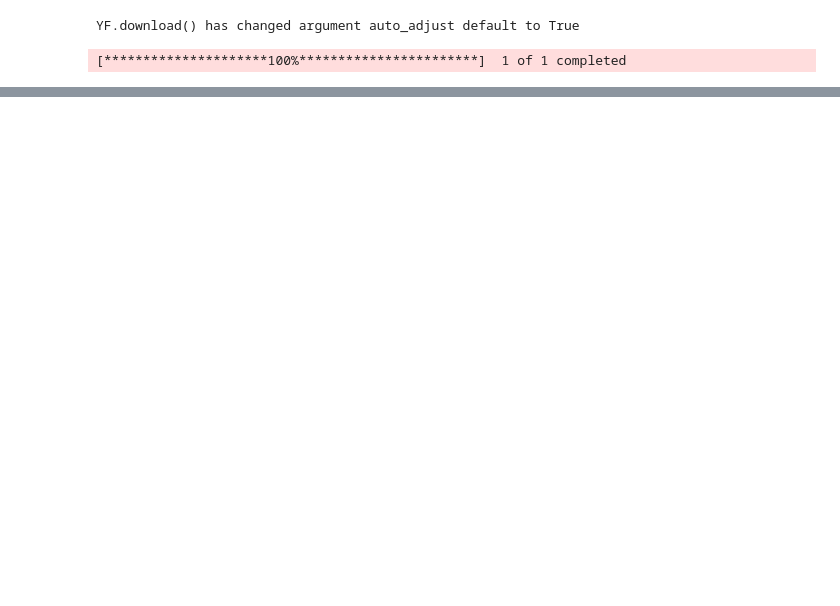
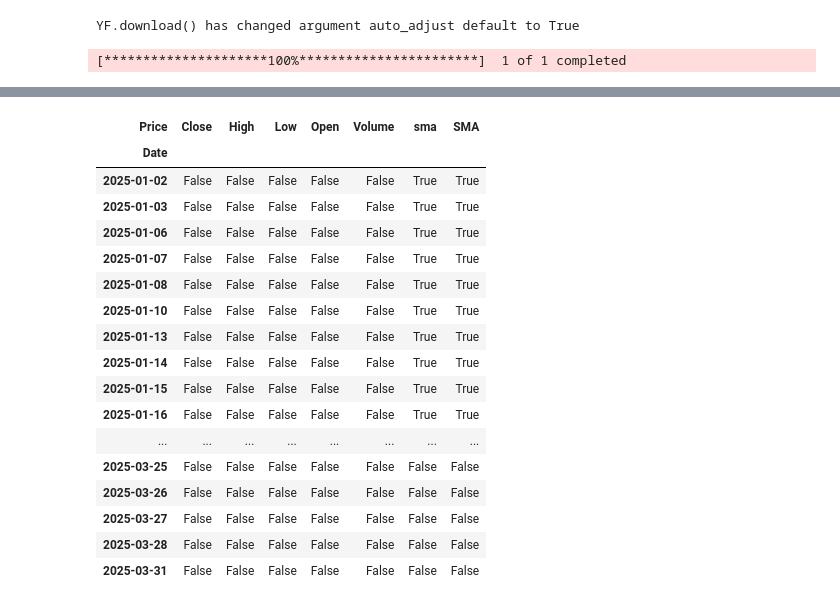
Before and after one commit to anuragsaraf1912/algoTrading, a Jupyter notebook: trial.ipynb, the cells around one changed output, grey strips where cells are left out. Saved outputs shown, nothing was run; the diff lists cells and outputs as text; code cells hidden in the pictures; blank space fills up the shorter version.

Commit message:
Inlcudded updates in the DataProcessor and DataReader files

```diff
--- a/trial.ipynb
+++ b/trial.ipynb
@@ -9,11 +9,12 @@ import talib
 # Inputs
 ticker = "AAPL"
 # %%
-dataObject = DataReader()
-df = dataObject.get_data(ticker, '2025-01-01', '2025-04-01')
+reader = DataReader()
+df = reader.get_data(ticker, '2025-01-01', '2025-04-01')
 # %% [output]
 YF.download() has changed argument auto_adjust default to True
 [*********************100%***********************]  1 of 1 completed
 # %%
-df
+processsor = DataProcessor(df)
+processsor.multiToSingleIndexCol()
 # %% [output]
@@ -38,0 +22,4 @@ df
+# %%
+cleanData = processsor.data
+# %%
+cleanData['sma'] = talib.SMA(cleanData['Close'], timeperiod=20)
@@ -38,0 +47,21 @@ df
+# %%
+cleanData.isna()
+# %% [output]
+| Price | Close | High | Low | Open | Volume | sma | SMA |
+| Date |  |  |  |  |  |  |  |
+| 2025-01-02 | False | False | False | False | False | True | True |
+| 2025-01-03 | False | False | False | False | False | True | True |
+| 2025-01-06 | False | False | False | False | False | True | True |
+| 2025-01-07 | False | False | False | False | False | True | True |
+| 2025-01-08 | False | False | False | False | False | True | True |
+| 2025-01-10 | False | False | False | False | False | True | True |
+| 2025-01-13 | False | False | False | False | False | True | True |
+| 2025-01-14 | False | False | False | False | False | True | True |
+| 2025-01-15 | False | False | False | False | False | True | True |
+| 2025-01-16 | False | False | False | False | False | True | True |
+| ... | ... | ... | ... | ... | ... | ... | ... |
+| 2025-03-25 | False | False | False | False | False | False | False |
+| 2025-03-26 | False | False | False | False | False | False | False |
+| 2025-03-27 | False | False | False | False | False | False | False |
+| 2025-03-28 | False | False | False | False | False | False | False |
+| 2025-03-31 | False | False | False | False | False | False | False |
```
Also changed, not shown: parts of 3 cells of this notebook, 2 other files.
